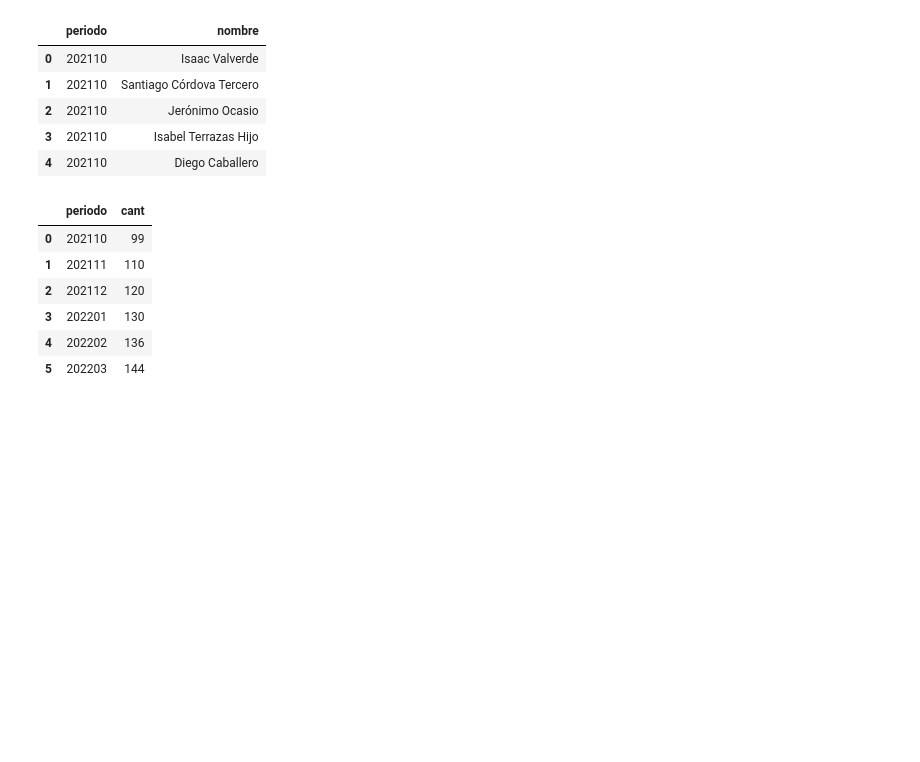
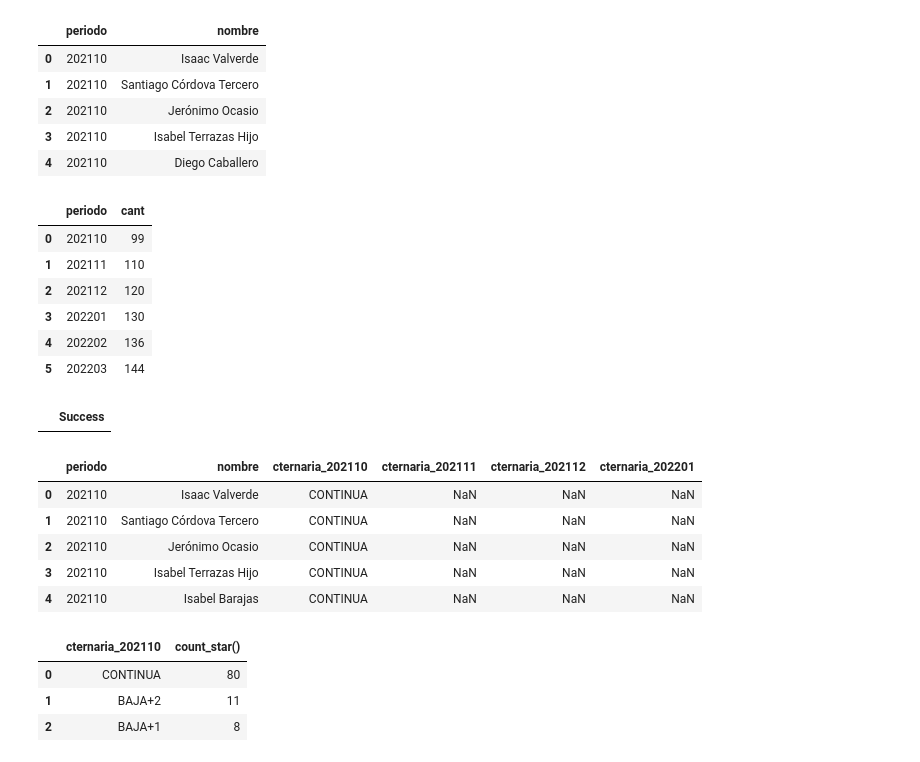
Before and after one commit to P115C/dmeyf2023, a Jupyter notebook: src/monday/z101_target_sql.ipynb, the cells around one changed output. Cells and saved outputs as stored; diff of their text form; code cells hidden in the pictures; blank space fills up the shorter version.

```diff
--- a/src/monday/z101_target_sql.ipynb
+++ b/src/monday/z101_target_sql.ipynb
@@ -238,0 +237,65 @@ GROUP BY t.periodo
+# %%
+%%sql
+
+create or replace table t_ej2_m as
+
+select t0.*,
+case
+    WHEN (t0.periodo != 202110) THEN NULL
+    WHEN (t1.periodo is NULL) THEN 'BAJA+1'
+    WHEN (t2.periodo is NULL) THEN 'BAJA+2'
+    ELSE 'CONTINUA'
+END as cternaria_202110,
+case
+    WHEN (t0.periodo != 202111) THEN NULL
+    WHEN (t1.periodo is NULL) THEN 'BAJA+1'
+    WHEN (t2.periodo is NULL) THEN 'BAJA+2'
+    ELSE 'CONTINUA'
+END as cternaria_202111,
+case
+    WHEN (t0.periodo != 202112) THEN NULL
+    WHEN (t1.periodo is NULL) THEN 'BAJA+1'
+    WHEN (t2.periodo is NULL) THEN 'BAJA+2'
+    ELSE 'CONTINUA'
+END as cternaria_202112,
+case
+    WHEN (t0.periodo != 202201) THEN NULL
+    WHEN (t1.periodo is NULL) THEN 'BAJA+1'
+    WHEN (t2.periodo is NULL) THEN 'BAJA+2'
+    ELSE 'CONTINUA'
+END as cternaria_202201
+from t_ej2 t0
+LEFT JOIN t_ej2 t1
+ON (t0.nombre = t1.nombre)
+AND (t0.periodo + 1 = t1.periodo)
+LEFT JOIN t_ej2 t2
+ON (t0.nombre = t2.nombre)
+AND (t0.periodo + 2 = t2.periodo)
+# %% [output]
+|  | Success |
+# %%
+%%sql
+
+SELECT *
+FROM t_ej2_m
+WHERE periodo=202110
+LIMIT 5
+# %% [output]
+|  | periodo | nombre | cternaria_202110 | cternaria_202111 | cternaria_202112 | cternaria_202201 |
+| 0 | 202110 | Isaac Valverde | CONTINUA | NaN | NaN | NaN |
+| 1 | 202110 | Santiago Córdova Tercero | CONTINUA | NaN | NaN | NaN |
+| 2 | 202110 | Jerónimo Ocasio | CONTINUA | NaN | NaN | NaN |
+| 3 | 202110 | Isabel Terrazas Hijo | CONTINUA | NaN | NaN | NaN |
+| 4 | 202110 | Isabel Barajas | CONTINUA | NaN | NaN | NaN |
+# %%
+%%sql
+
+SELECT t.cternaria_202110, COUNT(*)
+FROM t_ej2_m t
+WHERE periodo=202110
+GROUP BY cternaria_202110
+# %% [output]
+|  | cternaria_202110 | count_star() |
+| 0 | CONTINUA | 80 |
+| 1 | BAJA+2 | 11 |
+| 2 | BAJA+1 | 8 |
```
Also changed, not shown: parts of 1 cell of this notebook.
